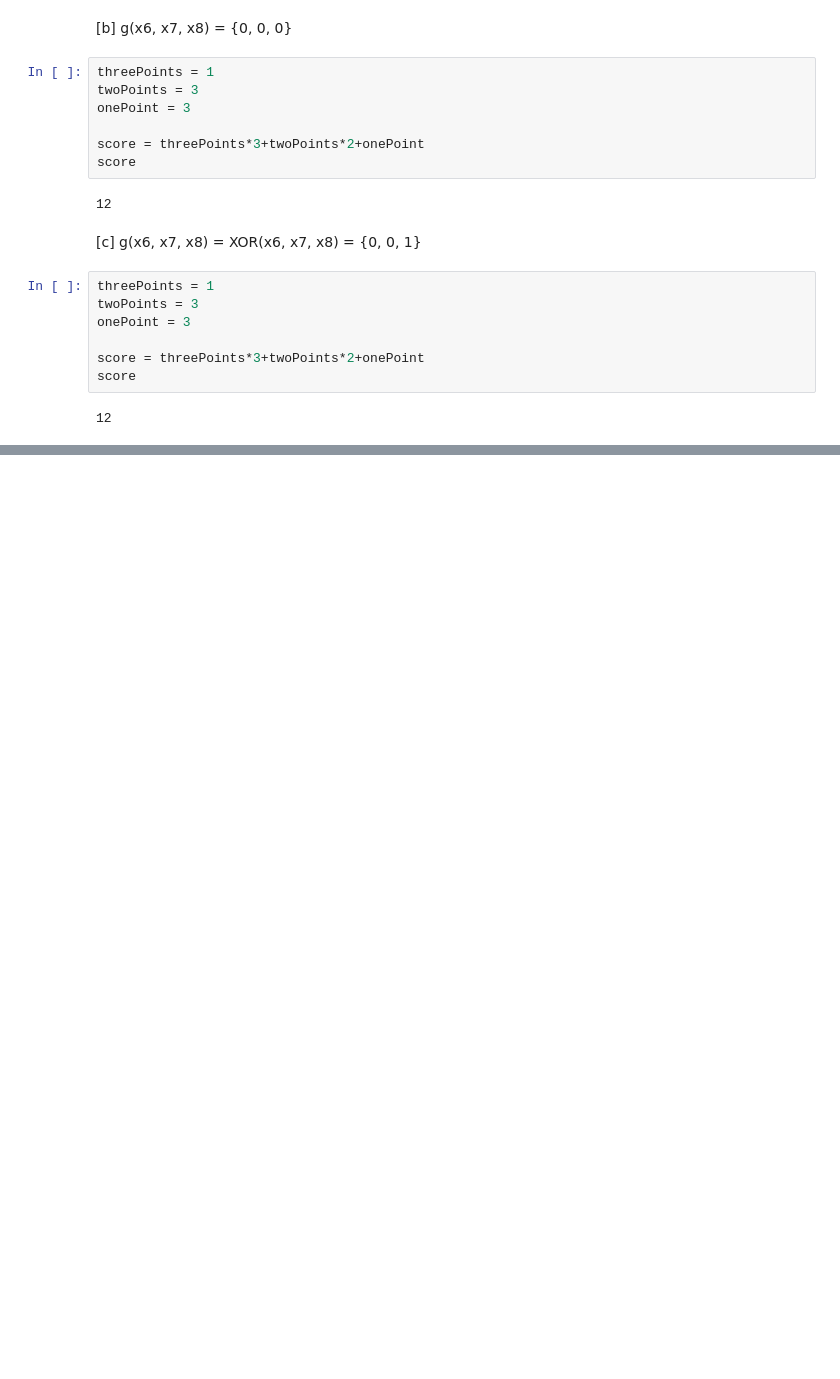
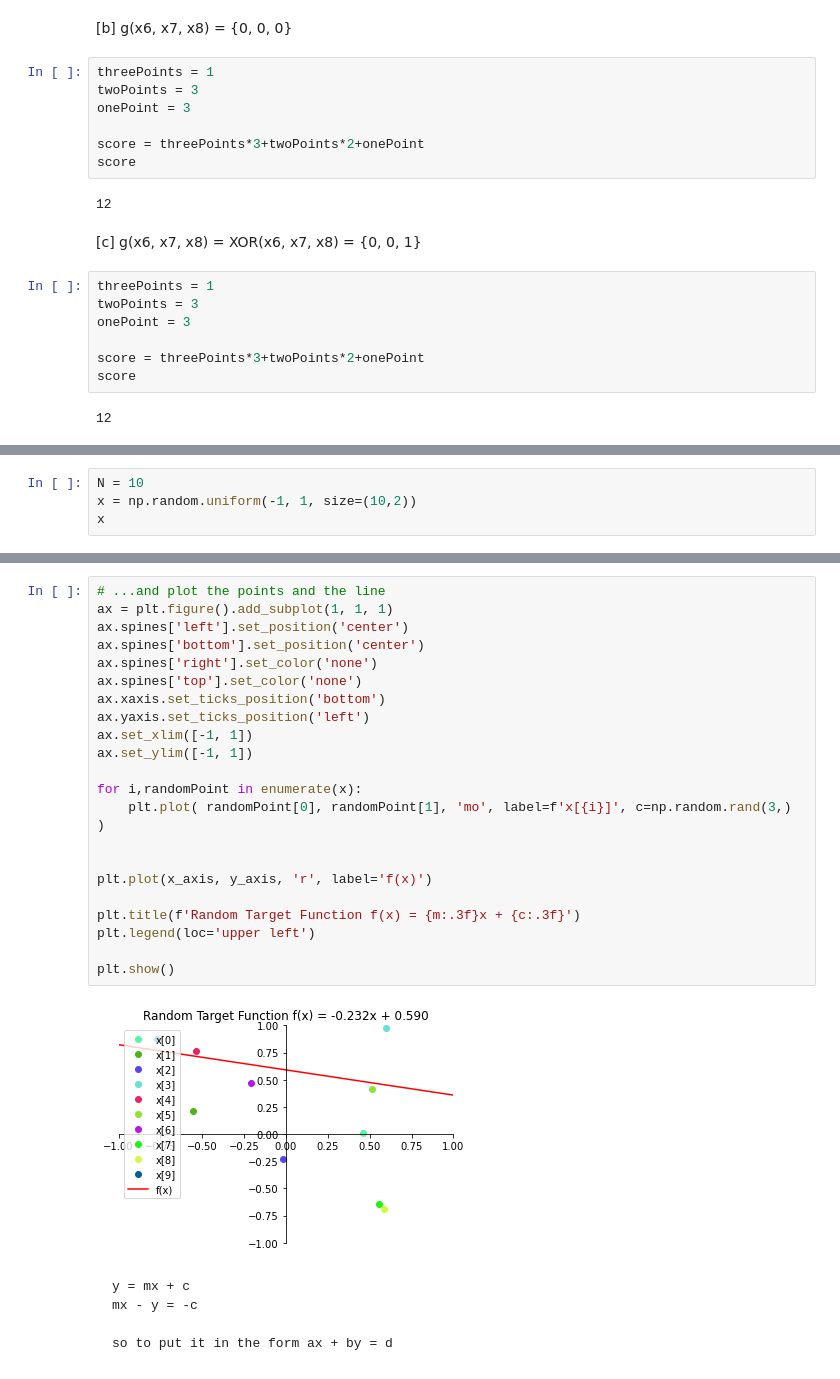
Before and after one commit to workflow/caltech-machine-learning-homework, a Jupyter notebook: HW1.ipynb, the cells around one changed output, grey strips where cells are left out. Saved outputs shown, nothing was run; the diff lists cells and outputs as text; blank space fills up the shorter version.

````diff
--- a/HW1.ipynb
+++ b/HW1.ipynb
@@ -229,0 +294,4 @@ score
+# %%
+N = 10
+x = np.random.uniform(-1, 1, size=(10,2))
+x
@@ -229,0 +319,31 @@ score
+# %%
+# ...and plot the points and the line
+ax = plt.figure().add_subplot(1, 1, 1)
+ax.spines['left'].set_position('center')
+ax.spines['bottom'].set_position('center')
+ax.spines['right'].set_color('none')
+ax.spines['top'].set_color('none')
+ax.xaxis.set_ticks_position('bottom')
+ax.yaxis.set_ticks_position('left')
+ax.set_xlim([-1, 1])
+ax.set_ylim([-1, 1])
+
+for i,randomPoint in enumerate(x):
+    plt.plot( randomPoint[0], randomPoint[1], 'mo', label=f'x[{i}]', c=np.random.rand(3,) )
+
+
+plt.plot(x_axis, y_axis, 'r', label='f(x)')
+
+plt.title(f'Random Target Function f(x) = {m:.3f}x + {c:.3f}')
+plt.legend(loc='upper left')
+
+plt.show()
+# %% [output]
+[figure, added]
+# %% [markdown]
+```
+y = mx + c
+mx - y = -c
+
+so to put it in the form ax + by = d
+```
````
Also changed, not shown: parts of 15 cells of this notebook, 2 other files.
